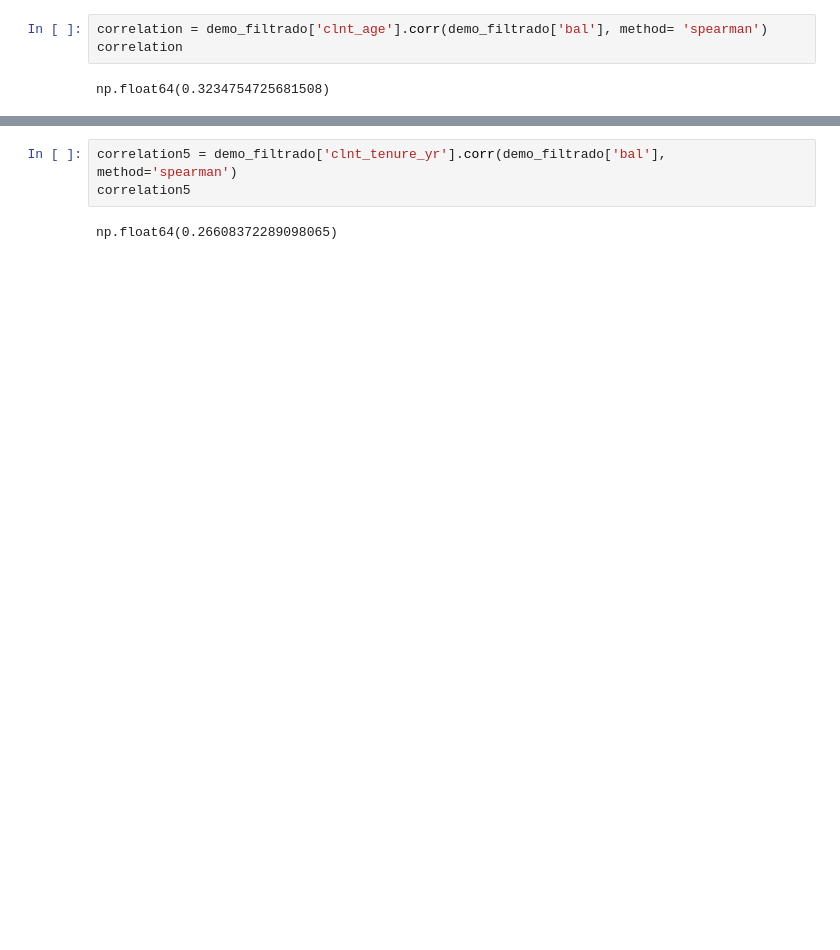
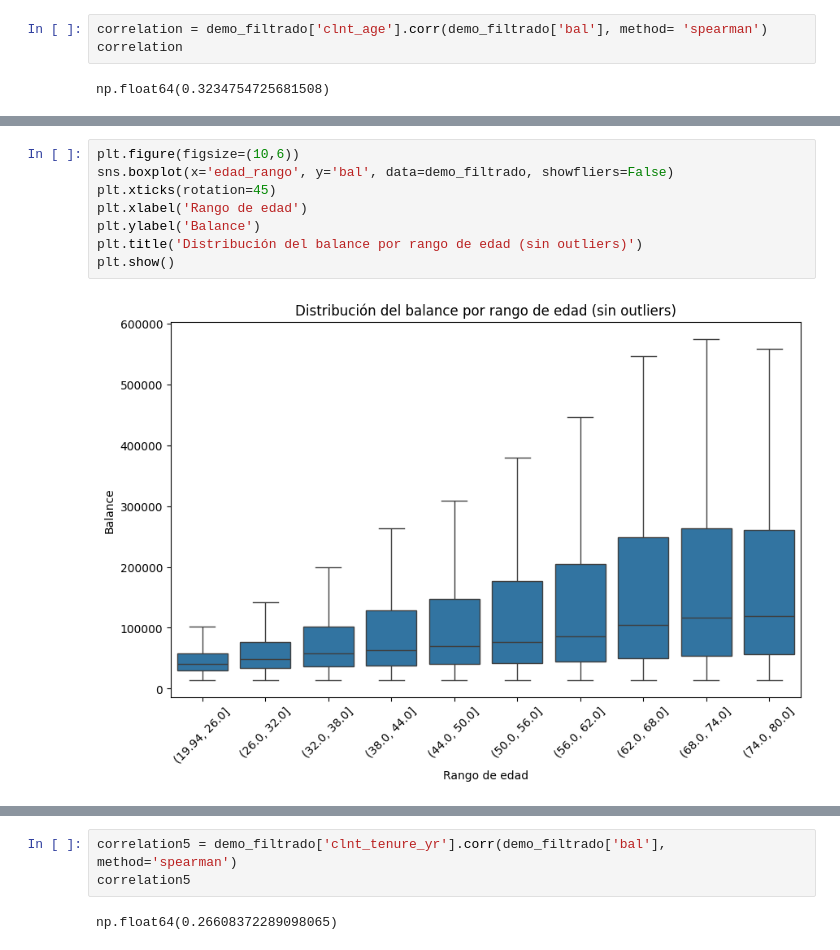
Before and after one commit to Noelia0708/Vanguard, a Jupyter notebook: Proyecto5.ipynb, the cells around one changed output, grey strips where cells are left out. Cells and saved outputs as stored; diff of their text form; blank space fills up the shorter version.

```diff
--- a/Proyecto5.ipynb
+++ b/Proyecto5.ipynb
@@ -284,0 +375,10 @@ np.float64(0.3234754725681508)
+# %%
+plt.figure(figsize=(10,6))
+sns.boxplot(x='edad_rango', y='bal', data=demo_filtrado, showfliers=False)
+plt.xticks(rotation=45)
+plt.xlabel('Rango de edad')
+plt.ylabel('Balance')
+plt.title('Distribución del balance por rango de edad (sin outliers)')
+plt.show()
+# %% [output]
+[figure, added]
```
Also changed, not shown: parts of 70 cells of this notebook.
